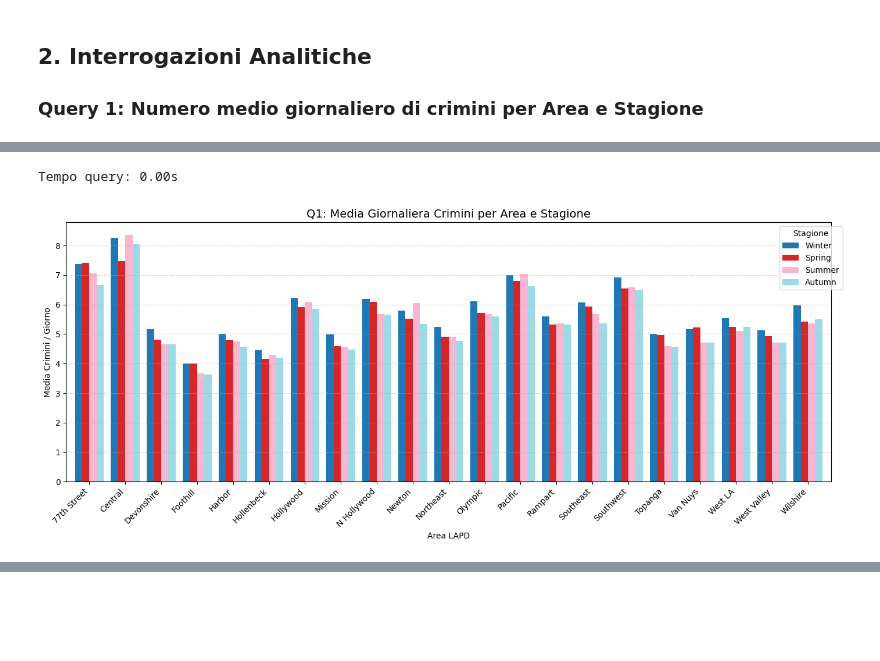
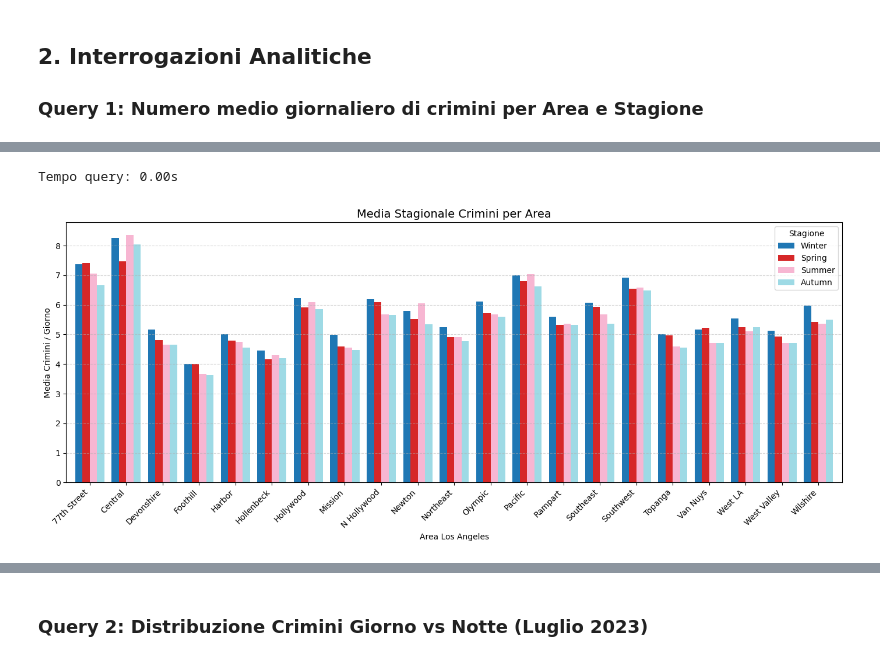
Before and after one commit to SickCiQuattro/SEBD_homework, a Jupyter notebook: InfluxDB/los_angeles_crime_data.ipynb, the cells around one changed output, grey strips where cells are left out. Saved outputs shown, nothing was run; the diff lists cells and outputs as text; code cells hidden in the pictures; blank space fills up the shorter version.

```diff
--- a/InfluxDB/los_angeles_crime_data.ipynb
+++ b/InfluxDB/los_angeles_crime_data.ipynb
@@ -119,7 +118,7 @@ def get_season(date):
         return "Autumn"
 
 def get_day_night(time_occ):
-    """Determina se il crimine è avvenuto di giorno (06:00-18:00) o di notte.
+    """Determina se il crimine è avvenuto di giorno (06:00-18:59) o di notte (19:00-05:59).
     TIME OCC è un intero nel formato HHMM (es. 1430 -> 14:30)
     """
     hour = int(time_occ / 100)
@@ -534,7 +414,4 @@ Distribuzione picchi per stagione:
 # %%
-# ==========================================
-# QUERY 1 OTTIMIZZATA
-# ==========================================
 query = f'''
 from(bucket: "{bucket}")
     |> range(start: 2020-01-01T00:00:00Z, stop: 2025-11-30T23:59:59Z)
@@ -559,7 +436,7 @@ from(bucket: "{bucket}")
 '''
 
 start_time = time.time()
-# df = query_api.query_data_frame(query)
+df = query_api.query_data_frame(query)
 print(f"Tempo query: {time.time() - start_time:.2f}s")
 
 # Gestione output lista (standard InfluxDB)
@@ -569,70 +446,63 @@ if isinstance(df, list):
 # Rinomina la colonna valore
 df = df.rename(columns={'_value': 'daily_avg'})
 
-# Pivot per il grafico: Index=Area, Columns=Stagione
-pivot_q1 = df.pivot(index='area_name', columns='season', values='daily_avg')
+# Pivot per il grafico
+pivot = df.pivot(index='area_name', columns='season', values='daily_avg')
 
 # Ordina le colonne delle stagioni in modo logico
-season_order = ['Winter', 'Spring', 'Summer', 'Autumn']
-pivot_q1 = pivot_q1[[s for s in season_order if s in pivot_q1.columns]]
+order = ['Winter', 'Spring', 'Summer', 'Autumn']
+pivot = pivot[[s for s in order if s in pivot.columns]]
 
 # --- GRAFICO ---
 fig, ax = plt.subplots(figsize=(14, 6))
-pivot_q1.plot(kind='bar', ax=ax, width=0.8, colormap='tab20')
-ax.set_title('Q1: Media Giornaliera Crimini per Area e Stagione', fontsize=14)
+pivot.plot(kind='bar', ax=ax, width=0.8, colormap='tab20')
+ax.set_title('Media Stagionale Crimini per Area', fontsize=14)
 ax.set_ylabel('Media Crimini / Giorno')
-ax.set_xlabel('Area LAPD')
-ax.legend(title='Stagione', bbox_to_anchor=(1.02, 1))
+ax.set_xlabel('Area Los Angeles')
+ax.legend(title='Stagione')
 ax.grid(axis='y', linestyle='--', alpha=0.5)
 plt.xticks(rotation=45, ha='right')
 plt.tight_layout()
 plt.show()
 
 print("ANALISI: Aree con picco di criminalità stagionale\n")
 
 seasonal_peaks = []
-for area in pivot_q1.index:
+for area in pivot.index:
     # Recupera i valori della riga
-    row_data = pivot_q1.loc[area]
+    row_data = pivot.loc[area]
 
     max_val = row_data.max()    # Valore del picco
     mean_val = row_data.mean()  # Valore medio annuale (baseline)
 
     # (Max - Media) / Media
     # Indica di quanto il picco supera la normalità
     peak_intensity = (max_val - mean_val) / mean_val * 100
 
     max_season = row_data.idxmax()
 
     seasonal_peaks.append({
         'Area': area,
-        'Stagione Picco': max_season,
-        'Media Annuale': mean_val,
-        'Valore Picco': max_val,
-        'Intensità Picco %': peak_intensity
+        'Stagione': max_season,
+        'Intensita': peak_intensity
     })
 
-df_peaks = pd.DataFrame(seasonal_peaks).sort_values('Intensità Picco %', ascending=False)
+# Crea DataFrame e ordina dal più alto al più basso
+df_peaks = pd.DataFrame(seasonal_peaks).sort_values('Intensita', ascending=False)
 
-print("Distribuzione dei picchi:")
-season_counts = df_peaks['Stagione Picco'].value_counts()
+# Statistica generale
+print("Distribuzione stagionale dei picchi:")
+season_counts = df_peaks['Stagione'].value_counts()
 for season, count in season_counts.items():
     pct = count / len(df_peaks) * 100
-    print(f"- {season:<8}: {count:>2} aree ({pct:.1f}%)")
+    print(f"- {season}: {count} aree ({pct:.1f}%)")
 
-# Aree con Picchi Rilevanti
-soglia_picco = 5.0
-print(f"\nAree con picco del {soglia_picco}%:")
-
-significant = df_peaks[df_peaks['Intensità Picco %'] > soglia_picco]
-
-if not significant.empty:
-    for _, row in significant.iterrows():
-        print(f"- {row['Area']} -> {row['Stagione Picco']} (+{row['Intensità Picco %']:.1f}%)")
-else:
-    print("Nessuna area supera la soglia specificata.")
+# Top 5
+print(f"\nTop 5 Aree con picchi di stagionalità:")
+for _, row in df_peaks.head(5).iterrows():
+    print(f"- {row['Area']:>10} -> Picco in {row['Stagione']} (+{row['Intensita']:.1f}%)")
 # %% [output]
 Tempo query: 0.00s
-[figure, old version]
+[figure, new version]
 ANALISI: Aree con picco di criminalità stagionale
 
@@ -654 +520,3 @@ Aree con picco del 5.0%:
+# %% [markdown]
+### Query 2: Distribuzione Crimini Giorno vs Notte (Luglio 2023)
 # %%
```
Also changed, not shown: parts of 30 cells of this notebook.
